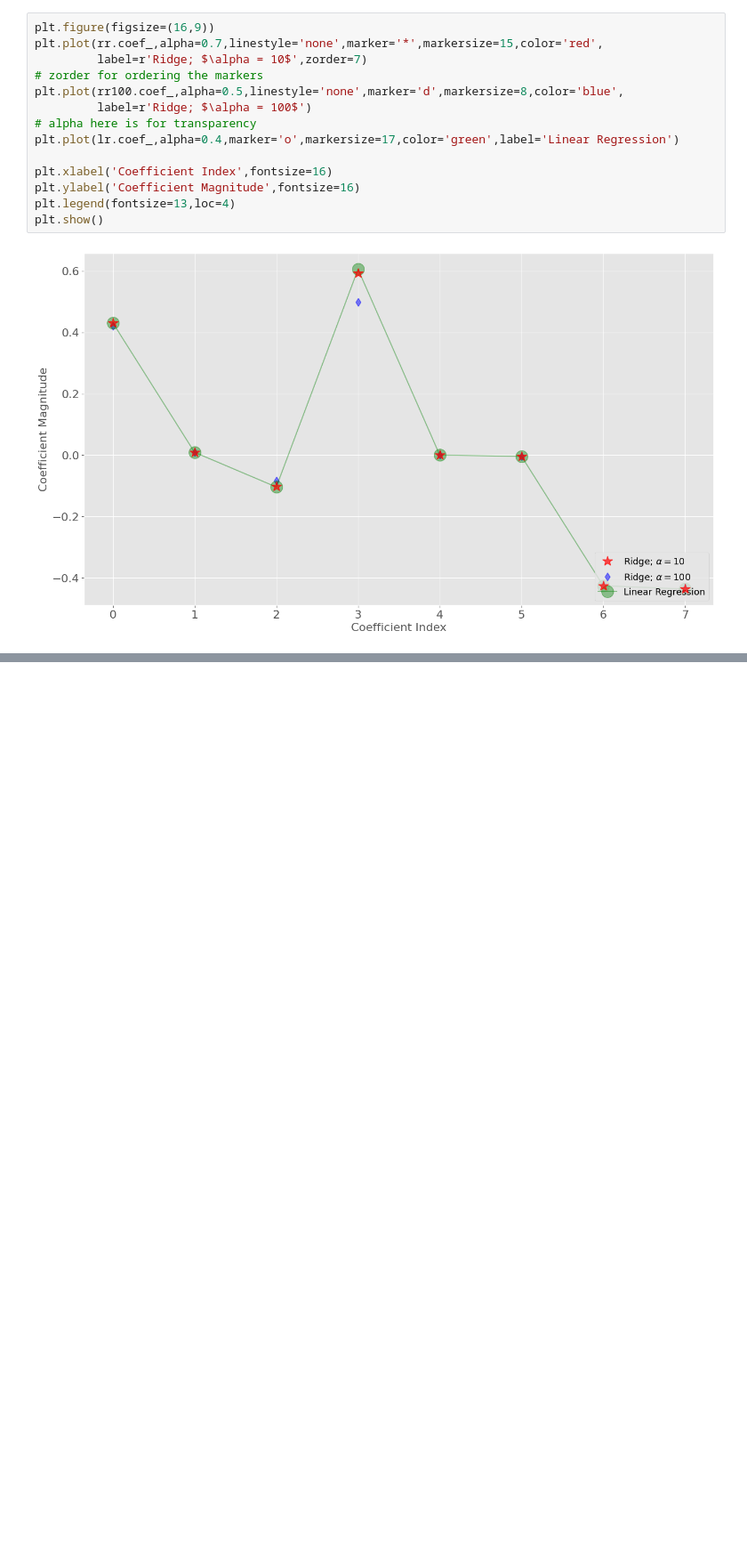
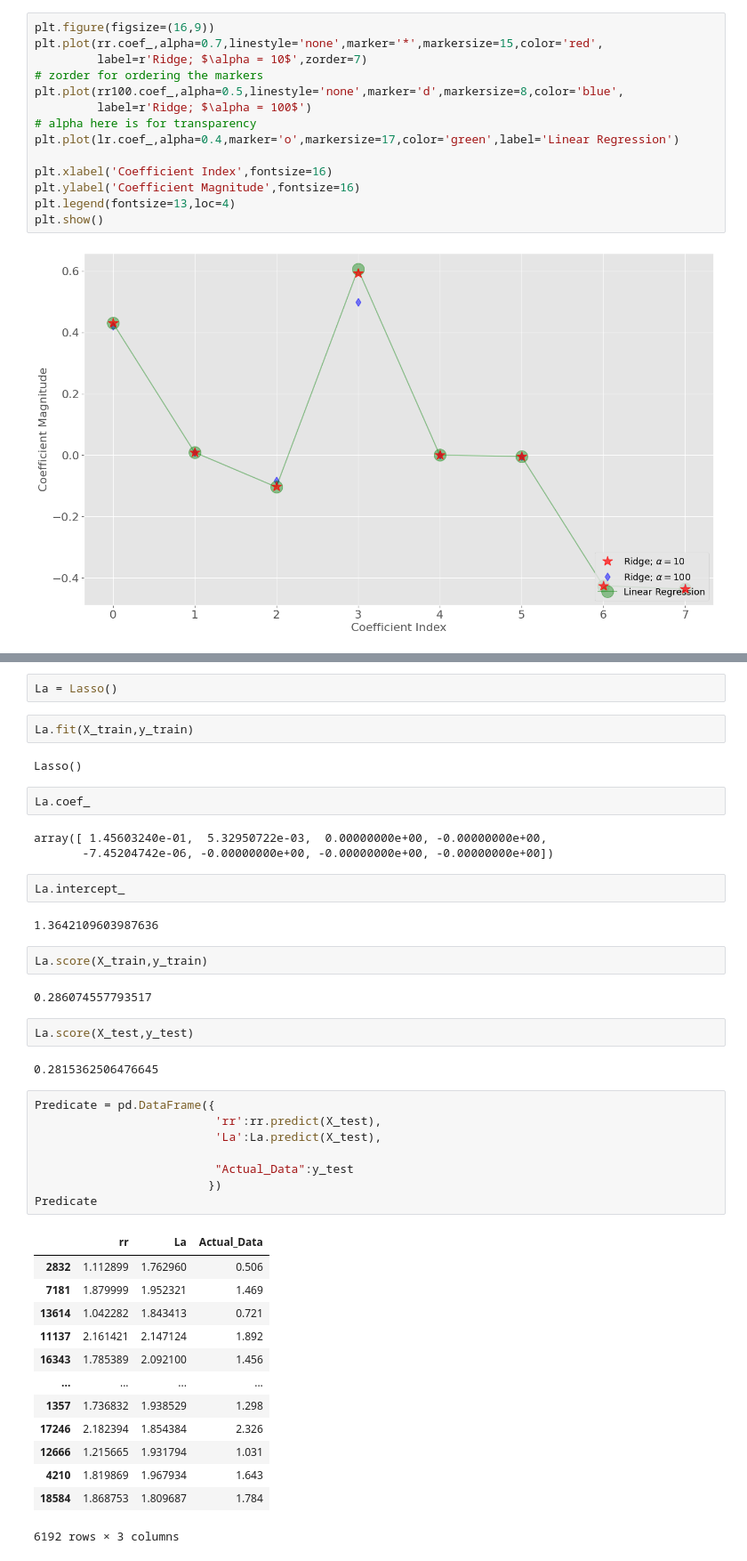
Before and after one commit to namratabiswas/Linear-Regression, a Jupyter notebook: Ridge_and_Lasso_Regression.ipynb, the cells around one changed output, grey strips where cells are left out. Shown at 89% size. Saved outputs shown, nothing was run; the diff lists cells and outputs as text; blank space fills up the shorter version.

```diff
--- a/Ridge_and_Lasso_Regression.ipynb
+++ b/Ridge_and_Lasso_Regression.ipynb
@@ -320,0 +335,45 @@ plt.show()
+# %%
+La = Lasso()
+# %%
+La.fit(X_train,y_train)
+# %% [output]
+Lasso()
+# %%
+La.coef_
+# %% [output]
+array([ 1.45603240e-01,  5.32950722e-03,  0.00000000e+00, -0.00000000e+00,
+       -7.45204742e-06, -0.00000000e+00, -0.00000000e+00, -0.00000000e+00])
+# %%
+La.intercept_
+# %% [output]
+1.3642109603987636
+# %%
+La.score(X_train,y_train)
+# %% [output]
+0.286074557793517
+# %%
+La.score(X_test,y_test)
+# %% [output]
+0.2815362506476645
+# %%
+Predicate = pd.DataFrame({
+                          'rr':rr.predict(X_test),
+                          'La':La.predict(X_test),
+
+                          "Actual_Data":y_test
+                         })
+Predicate
+# %% [output]
+|  | rr | La | Actual_Data |
+| 2832 | 1.112899 | 1.762960 | 0.506 |
+| 7181 | 1.879999 | 1.952321 | 1.469 |
+| 13614 | 1.042282 | 1.843413 | 0.721 |
+| 11137 | 2.161421 | 2.147124 | 1.892 |
+| 16343 | 1.785389 | 2.092100 | 1.456 |
+| ... | ... | ... | ... |
+| 1357 | 1.736832 | 1.938529 | 1.298 |
+| 17246 | 2.182394 | 1.854384 | 2.326 |
+| 12666 | 1.215665 | 1.931794 | 1.031 |
+| 4210 | 1.819869 | 1.967934 | 1.643 |
+| 18584 | 1.868753 | 1.809687 | 1.784 |
+6192 rows × 3 columns
```
Also changed, not shown: parts of 2 cells of this notebook.
